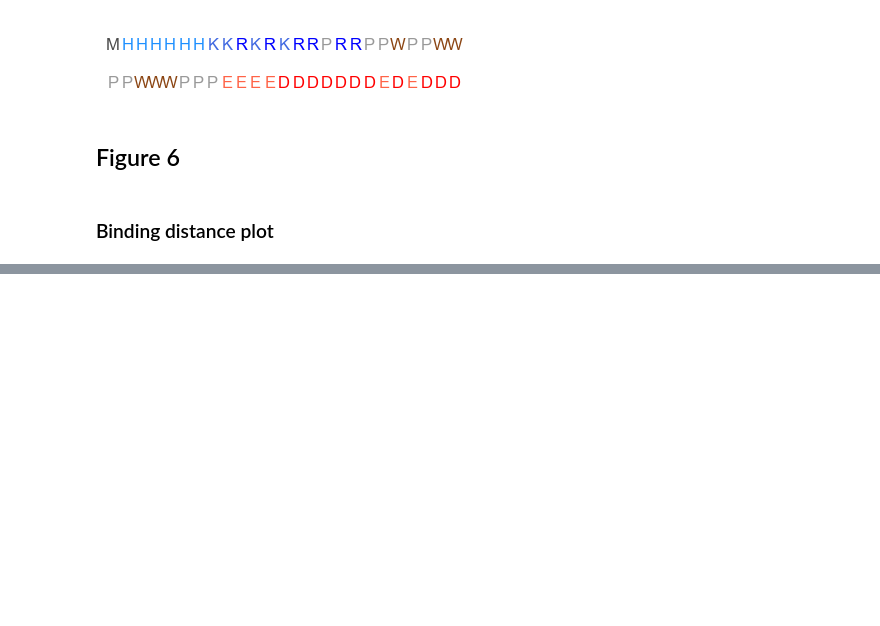
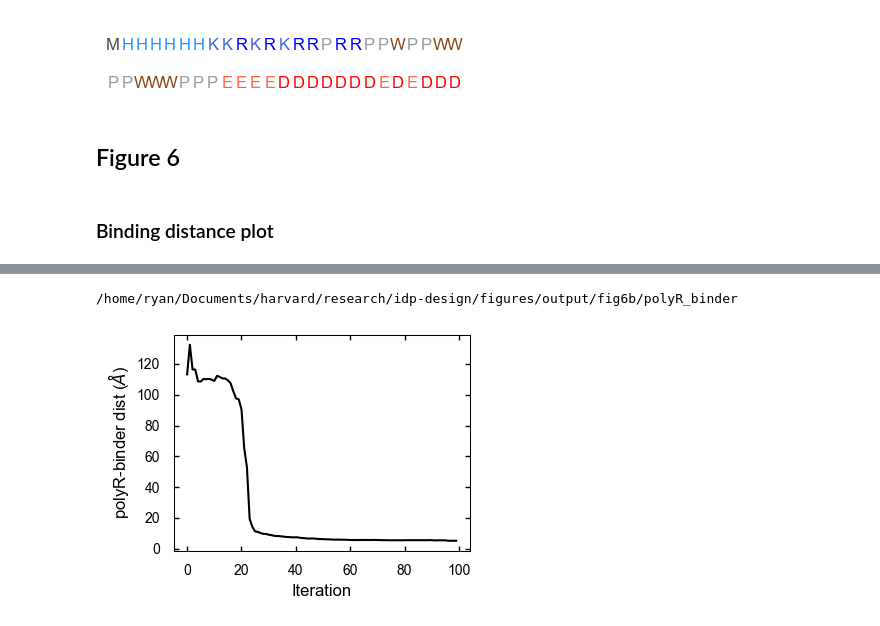
Before and after one commit to rkruegs123/idp-design, a Jupyter notebook: figures/plot_figures.ipynb, the cells around one changed output, grey strips where cells are left out. Cells and saved outputs as stored; diff of their text form; code cells hidden in the pictures; blank space fills up the shorter version.

```diff
--- a/figures/plot_figures.ipynb
+++ b/figures/plot_figures.ipynb
@@ -1012,6 +1066,9 @@ plt.show()
 # %%
 file_fig6_fus = figures_data_dir +  'fig6/fuslc/opt/log/loss.txt'
 data_fig6_fus = pd.read_csv(file_fig6_fus,sep=' ',header=None)
+
+file_fig6_polyR = figures_data_dir +  'fig6/polyR/opt/log/dist.txt'
+data_fig6_polyR = pd.read_csv(file_fig6_polyR,sep=' ',header=None)
 # %%
 f,ax = plt.subplots(1,1,figsize=(4,3))
 make_nice_axis(ax)
@@ -1030 +1087,17 @@ plt.show()
 [figure]
+# %%
+f,ax = plt.subplots(1,1,figsize=(4,3))
+make_nice_axis(ax)
+ax.plot(data_fig6_polyR.index.values,data_fig6_polyR.values,c='k')
+ax.set_xlabel('Iteration')
+ax.set_ylabel('polyR-binder dist ($\\AA$)')
+plt.tight_layout()
+fig_save = True
+fig_name = 'fig6b/polyR_binder'
+if fig_save:
+    print(save_dir + fig_name)
+    save_figure(f, fig_file=save_dir+fig_name)
+plt.show()
+# %% [output]
+/home/ryan/Documents/harvard/research/idp-design/figures/output/fig6b/polyR_binder
+[figure, added]
```
Also changed, not shown: parts of 33 cells of this notebook, 1 other file.
